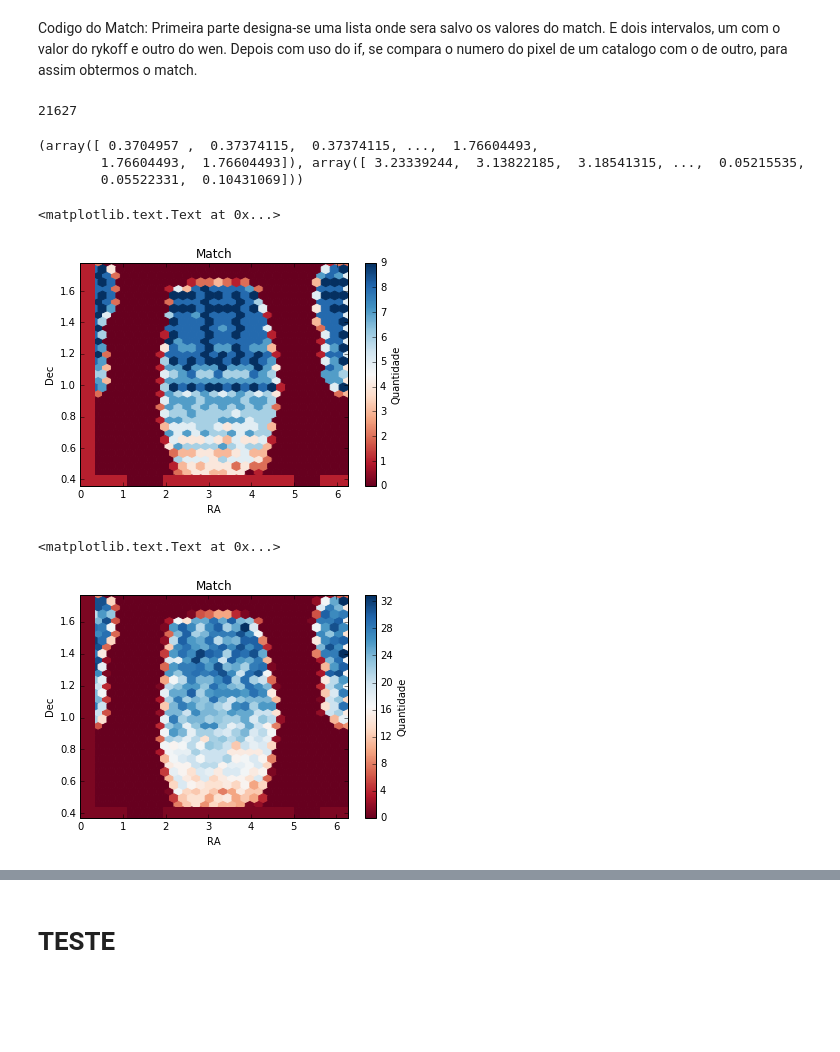
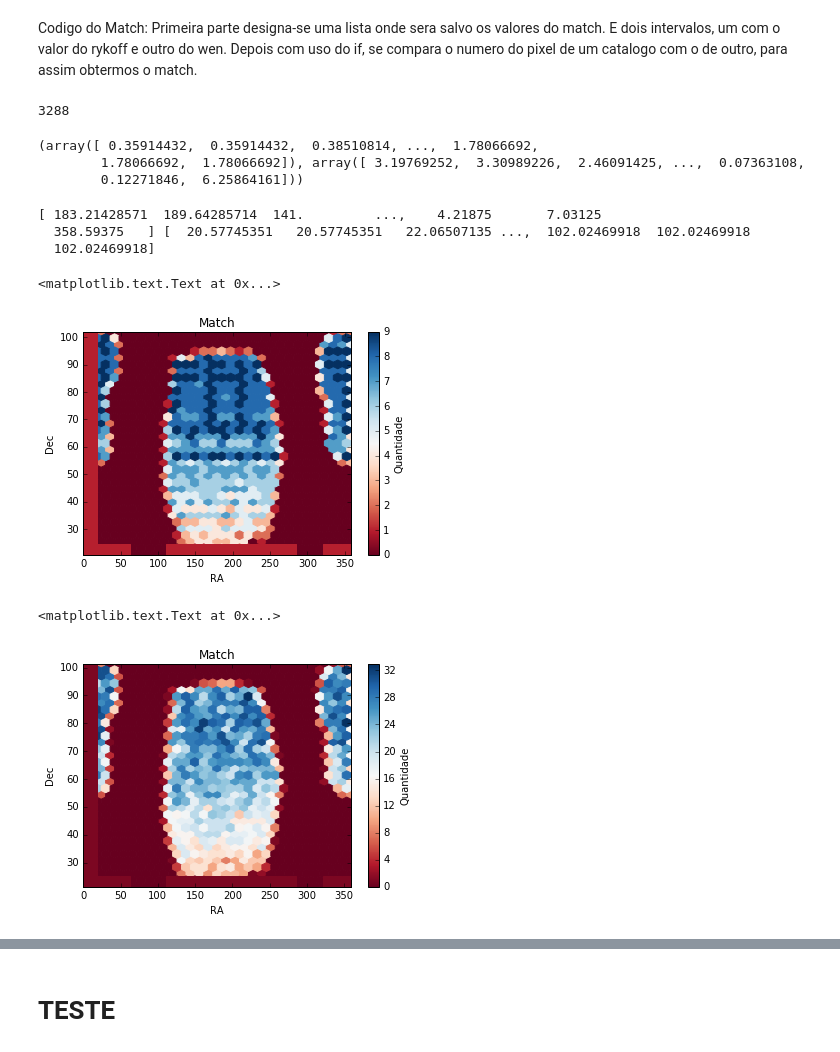
Before and after one commit to clusteron/comparison, a Jupyter notebook: area.ipynb, the cells around one changed output, grey strips where cells are left out. Saved outputs shown, nothing was run; the diff lists cells and outputs as text; code cells hidden in the pictures; blank space fills up the shorter version.

Commit message:
cosertando plots

```diff
--- a/area.ipynb
+++ b/area.ipynb
@@ -46,7 +46,7 @@ r['RA'], r['DEC']
  array([ 27.23341292,  46.71153135,  -1.34111628, ...,  52.37043161,
          43.63535754,  15.20173173]))
 # %%
-NSIDE = 512
+NSIDE = 32
 # %%
 # Area de cada pixel
 hp.nside2pixarea(NSIDE, degrees = True)
@@ -122,33 +122,45 @@ for wp in wpix:
 # %%
 print len(lista)
 # %% [output]
-21627
+3288
 # %%
 match = hp.pix2ang(NSIDE, lista)
 # %%
 print match
 # %% [output]
-(array([ 0.3704957 ,  0.37374115,  0.37374115, ...,  1.76604493,
-        1.76604493,  1.76604493]), array([ 3.23339244,  3.13822185,  3.18541315, ...,  0.05215535,
-        0.05522331,  0.10431069]))
+(array([ 0.35914432,  0.35914432,  0.38510814, ...,  1.78066692,
+        1.78066692,  1.78066692]), array([ 3.19769252,  3.30989226,  2.46091425, ...,  0.07363108,
+        0.12271846,  6.25864161]))
+# %%
+# Transforma de radiano para graus
+phi = match[1]
+theta = match[0]
+phi = np.rad2deg(phi)
+theta = np.rad2deg(theta)
+# %%
+print phi, theta
+# %% [output]
+[ 183.21428571  189.64285714  141.         ...,    4.21875       7.03125
+  358.59375   ] [  20.57745351   20.57745351   22.06507135 ...,  102.02469918  102.02469918
+  102.02469918]
 # %%
 # Grafico de Nside = 32, area do pixel = 3.357, len(match) = 3288
-x = match[1]
-y = match[0]
+x = phi
+y = theta
 gridsize = 30
 plt.hexbin(x, y, gridsize=gridsize, marginals=True, cmap=plt.cm.RdBu)
 plt.xlabel('RA')
 plt.ylabel('Dec')
 cb = plt.colorbar()
 cb.set_label('Quantidade')
 plt.title('Match')
 # %% [output]
 <matplotlib.text.Text at 0x...>
-[figure, old version]
+[figure, new version]
 # %%
 # Grafico de Nside = 64, area do pixel = 0.839, len(match) = 10429
-x = match[1]
-y = match[0]
+x = phi
+y = theta
 gridsize = 30
 plt.hexbin(x, y, gridsize=gridsize, marginals=True, cmap=plt.cm.RdBu)
 plt.xlabel('RA')
@@ -158,6 +170,6 @@ cb.set_label('Quantidade')
 plt.title('Match')
 # %% [output]
 <matplotlib.text.Text at 0x...>
-[figure, old version]
+[figure, new version]
 # %%
 # Grafico de Nside = 128, area do pixel = 0.209, len(match) = 18958
```
Also changed, not shown: parts of 8 cells of this notebook.
